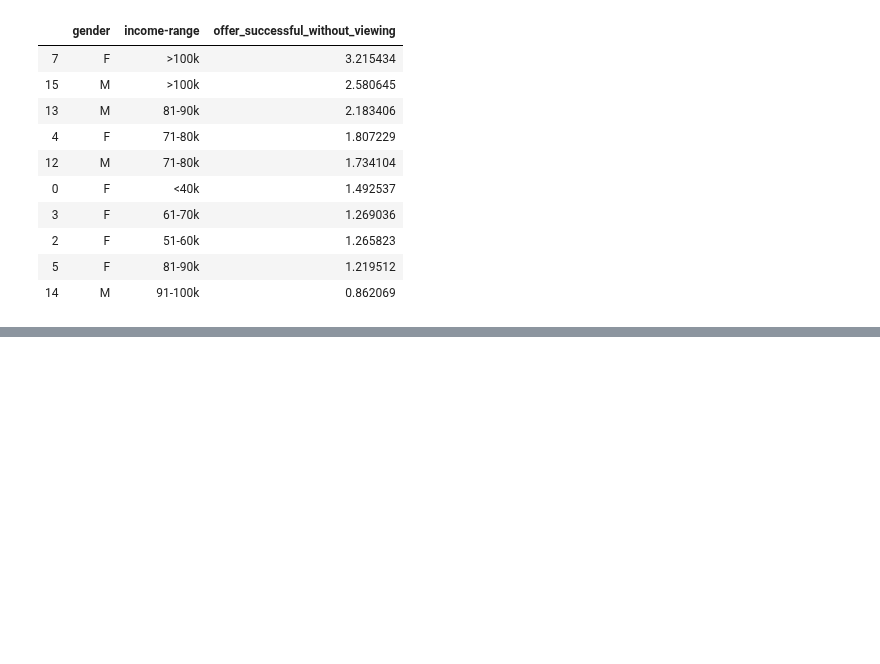
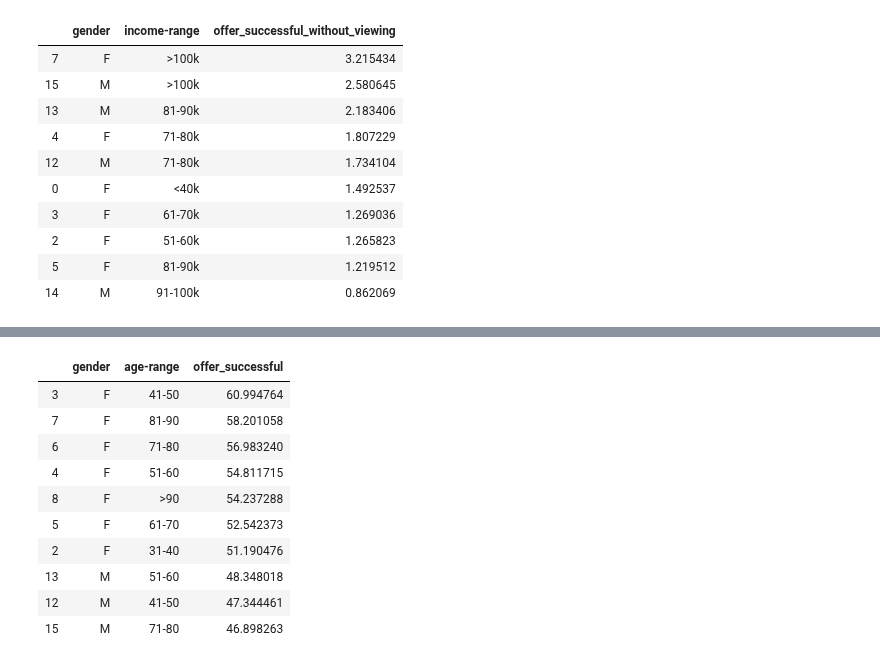
Before and after one commit to amitborkar98/Starbucks-capstone, a Jupyter notebook: Starbucks_Capstone_notebook.ipynb, the cells around one changed output, grey strips where cells are left out. Cells and saved outputs as stored; diff of their text form; code cells hidden in the pictures; blank space fills up the shorter version.

```diff
--- a/Starbucks_Capstone_notebook.ipynb
+++ b/Starbucks_Capstone_notebook.ipynb
@@ -667,0 +698,16 @@ k
+# %%
+k=offer3.groupby(['gender','age-range'])['offer_successful'].mean().reset_index().sort_values(by='offer_successful', ascending=False).head(10)
+k['offer_successful'] = k['offer_successful'] * 100
+k
+# %% [output]
+|  | gender | age-range | offer_successful |
+| 3 | F | 41-50 | 60.994764 |
+| 7 | F | 81-90 | 58.201058 |
+| 6 | F | 71-80 | 56.983240 |
+| 4 | F | 51-60 | 54.811715 |
+| 8 | F | >90 | 54.237288 |
+| 5 | F | 61-70 | 52.542373 |
+| 2 | F | 31-40 | 51.190476 |
+| 13 | M | 51-60 | 48.348018 |
+| 12 | M | 41-50 | 47.344461 |
+| 15 | M | 71-80 | 46.898263 |
```
Also changed, not shown: parts of 5 cells of this notebook.
